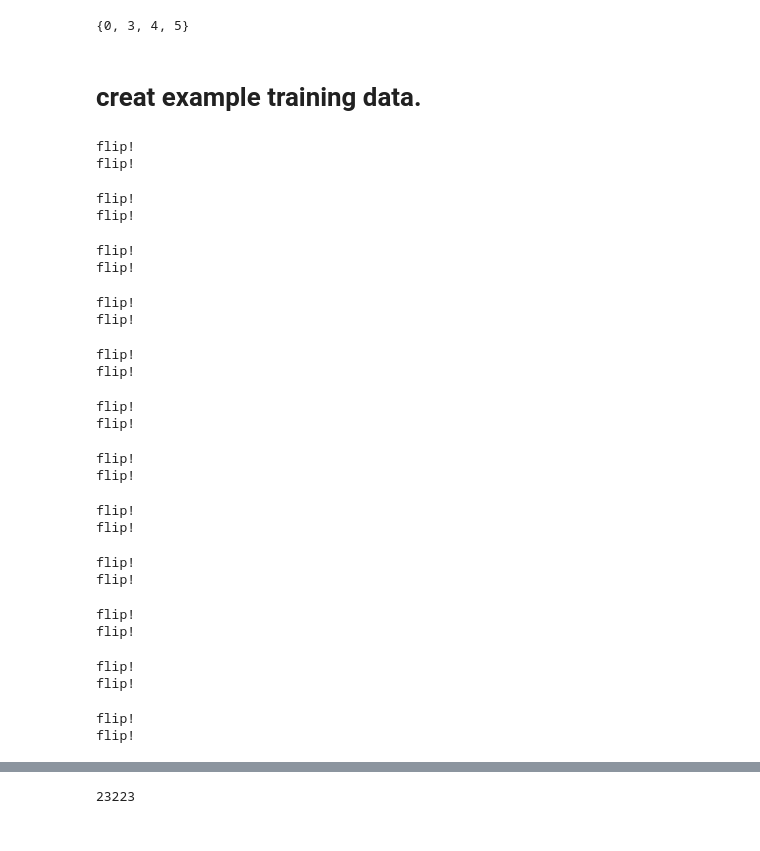
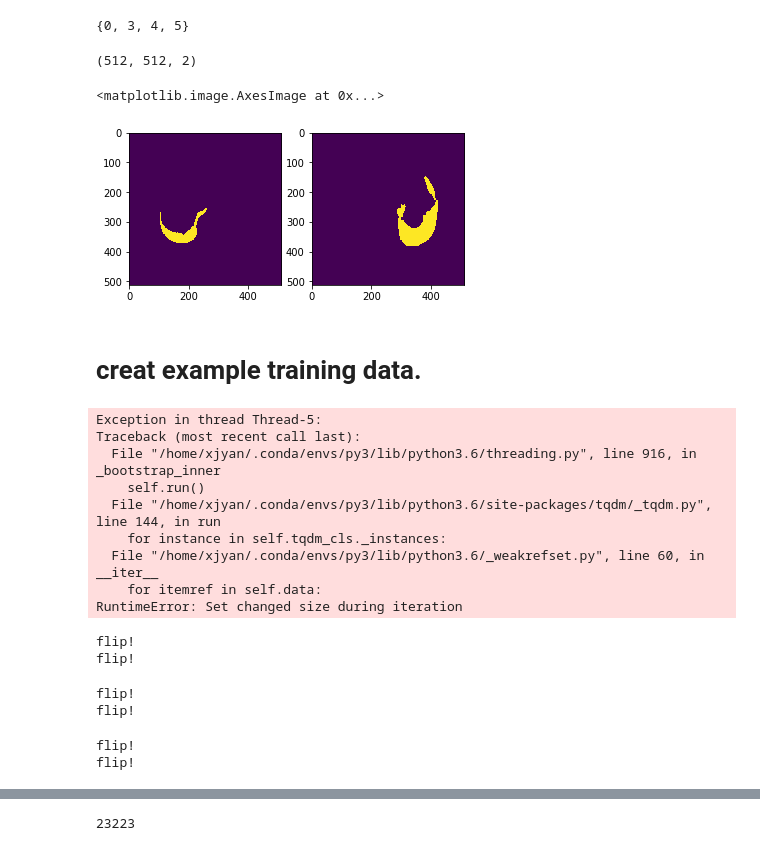
Before and after one commit to plantver/269_deeplevelset, a Jupyter notebook: notebook/mhd_ct_and_lungmasks.ipynb, the cells around one changed output, grey strips where cells are left out. Cells and saved outputs as stored; diff of their text form; code cells hidden in the pictures.

```diff
--- a/notebook/mhd_ct_and_lungmasks.ipynb
+++ b/notebook/mhd_ct_and_lungmasks.ipynb
@@ -76,6 +76,27 @@ def get_1_lungmask(msk0):
     msk1[msk0==4] = 1
     msk1[msk0==3] = 1
     return msk1
+# %%
+def get_multi_class_lungmask(msk0):
+    msk2 = np.zeros((*msk0.shape, 2))
+    msk2[msk0==4, 1] = 1
+    msk2[msk0==3, 0] = 1
+
+    return msk2
+# %%
+msk2 = get_multi_class_lungmask(msk0[60,:,:])
+print(msk2.shape)
+
+plt.figure()
+plt.subplot(1,2,1)
+plt.imshow(msk2[:,:,1])
+
+plt.subplot(1,2,2)
+plt.imshow(msk2[:,:,0])
+# %% [output]
+(512, 512, 2)
+<matplotlib.image.AxesImage at 0x...>
+[figure, added]
 # %% [markdown]
 # creat example training data.
 # %%
@@ -96,13 +117,13 @@ test_h5 = h5py.File("/mnt/dfs/xjyan/patches/269_test_patch_0.h5", "w")
 ttsplit = int(len(dct_sid_2_ct_msk) * 0.8)
 theRange = [0.25, 0.75]
 
-for sid, d_ct_mask in tqdm(list(dct_sid_2_ct_msk.items())[:ttsplit]):
+for sid, d_ct_mask in tqdm(list(dct_sid_2_ct_msk.items())[:200]):
 
     p_ct = d_ct_mask["ct"]
     p_mask = d_ct_mask["mask"]
 
     ct = load_mhd(p_ct)[0]
-    mask = get_1_lungmask(load_mhd(p_mask)[0])
+    mask = get_multi_class_lungmask(load_mhd(p_mask)[0])
 
     slices = ct.shape[0]
     start = int(slices * theRange[0])
@@ -111,32 +132,23 @@ for sid, d_ct_mask in tqdm(list(dct_sid_2_ct_msk.items())[:ttsplit]):
     for i in range(start, end):
         g = train_h5.create_group(sid + str(i))
         g.create_dataset("ct_slice", data=ct[i,:,:])
-        g.create_dataset("mask", data=mask[i,:,:])
+        g.create_dataset("mask", data=mask[i,:,:].astype(np.int8))
 # %% [output]
-flip!
-flip!
+Exception in thread Thread-5:
+Traceback (most recent call last):
+  File "/home/xjyan/.conda/envs/py3/lib/python3.6/threading.py", line 916, in _bootstrap_inner
+    self.run()
+  File "/home/xjyan/.conda/envs/py3/lib/python3.6/site-packages/tqdm/_tqdm.py", line 144, in run
+    for instance in self.tqdm_cls._instances:
+  File "/home/xjyan/.conda/envs/py3/lib/python3.6/_weakrefset.py", line 60, in __iter__
+    for itemref in self.data:
+RuntimeError: Set changed size during iteration
 flip!
 flip!
 flip!
 flip!
 flip!
 flip!
-flip!
-flip!
-flip!
-flip!
-flip!
-flip!
-flip!
-flip!
-flip!
-flip!
-flip!
-flip!
-flip!
-flip!
-flip!
-flip!
 # %%
 ttsplit = int(len(dct_sid_2_ct_msk) * 0.8)
 theRange = [0.25, 0.75]
```
Also changed, not shown: parts of 3 cells of this notebook, 2 other files.
